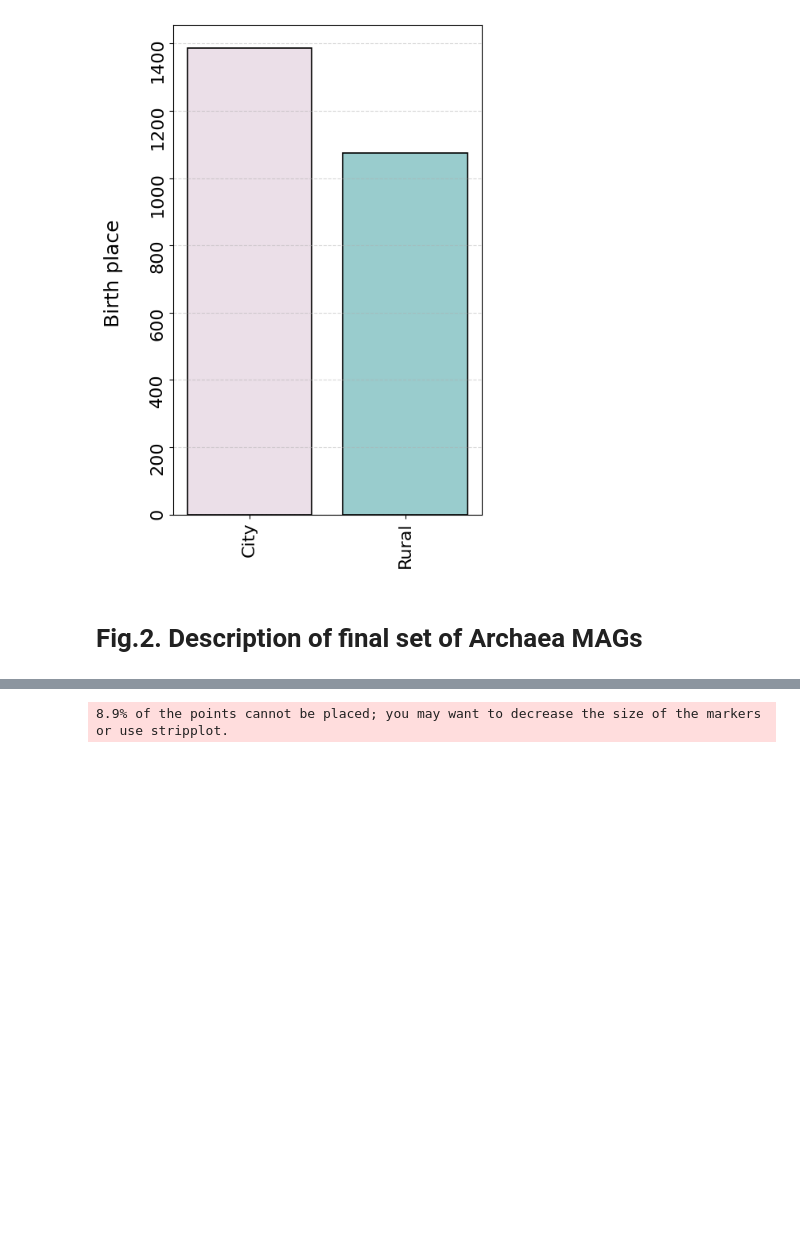
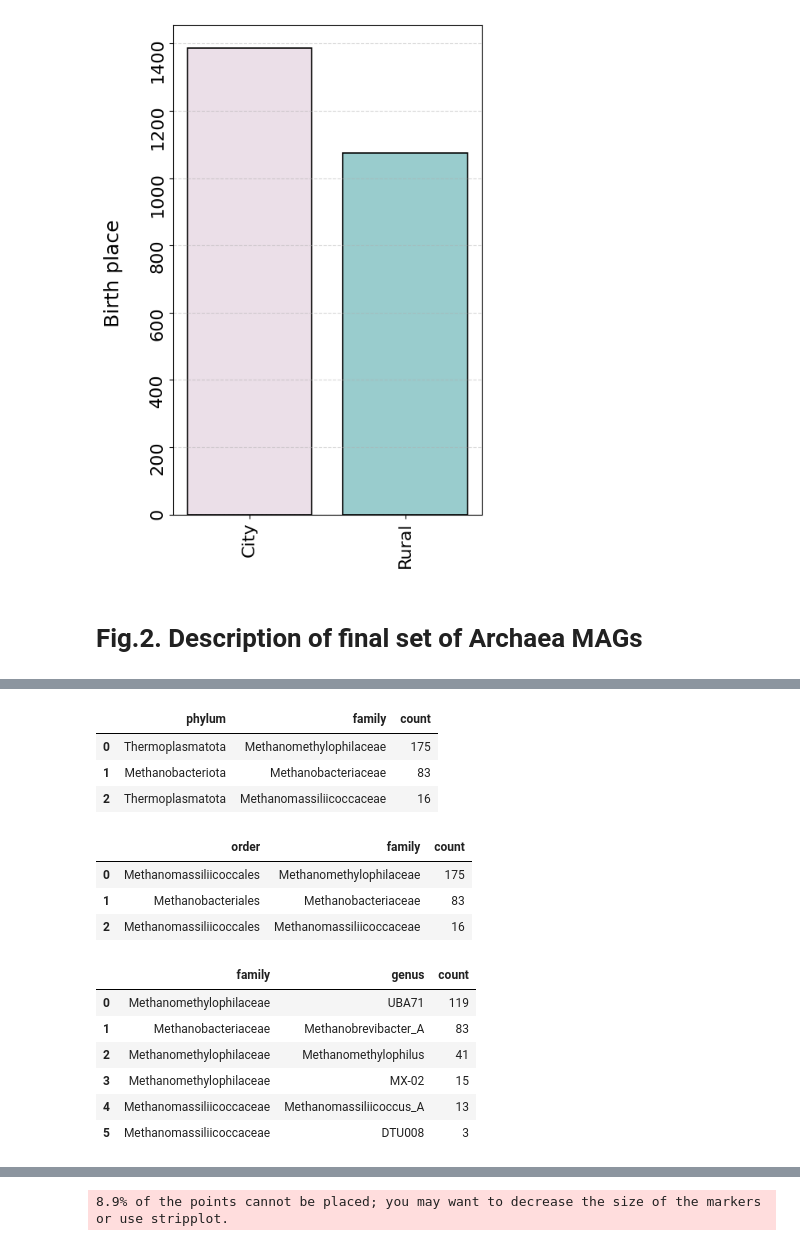
Before and after one commit to Chartiza/Human-gut-archaea-db, a Jupyter notebook: Archaea_paper.ipynb, the cells around one changed output, grey strips where cells are left out. Cells and saved outputs as stored; diff of their text form; code cells hidden in the pictures; blank space fills up the shorter version.

```diff
--- a/Archaea_paper.ipynb
+++ b/Archaea_paper.ipynb
@@ -178,0 +197,33 @@ pio.write_image(fig, "results/paper/Fig2_Archaea_taxa2.svg")
+# %%
+t1 = taxa[['phylum', 'family']]
+t1v = t1.value_counts()
+t1v = t1v.to_frame().reset_index().rename(columns={0:'count'})
+t1v
+# %% [output]
+|  | phylum | family | count |
+| 0 | Thermoplasmatota | Methanomethylophilaceae | 175 |
+| 1 | Methanobacteriota | Methanobacteriaceae | 83 |
+| 2 | Thermoplasmatota | Methanomassiliicoccaceae | 16 |
+# %%
+t1 = taxa[['order', 'family']]
+t1v = t1.value_counts()
+t1v = t1v.to_frame().reset_index().rename(columns={0:'count'})
+t1v
+# %% [output]
+|  | order | family | count |
+| 0 | Methanomassiliicoccales | Methanomethylophilaceae | 175 |
+| 1 | Methanobacteriales | Methanobacteriaceae | 83 |
+| 2 | Methanomassiliicoccales | Methanomassiliicoccaceae | 16 |
+# %%
+t1 = taxa[['family', 'genus']]
+t1v = t1.value_counts()
+t1v = t1v.to_frame().reset_index().rename(columns={0:'count'})
+t1v
+# %% [output]
+|  | family | genus | count |
+| 0 | Methanomethylophilaceae | UBA71 | 119 |
+| 1 | Methanobacteriaceae | Methanobrevibacter_A | 83 |
+| 2 | Methanomethylophilaceae | Methanomethylophilus | 41 |
+| 3 | Methanomethylophilaceae | MX-02 | 15 |
+| 4 | Methanomassiliicoccaceae | Methanomassiliicoccus_A | 13 |
+| 5 | Methanomassiliicoccaceae | DTU008 | 3 |
```
Also changed, not shown: parts of 4 cells of this notebook, 3 other files.
